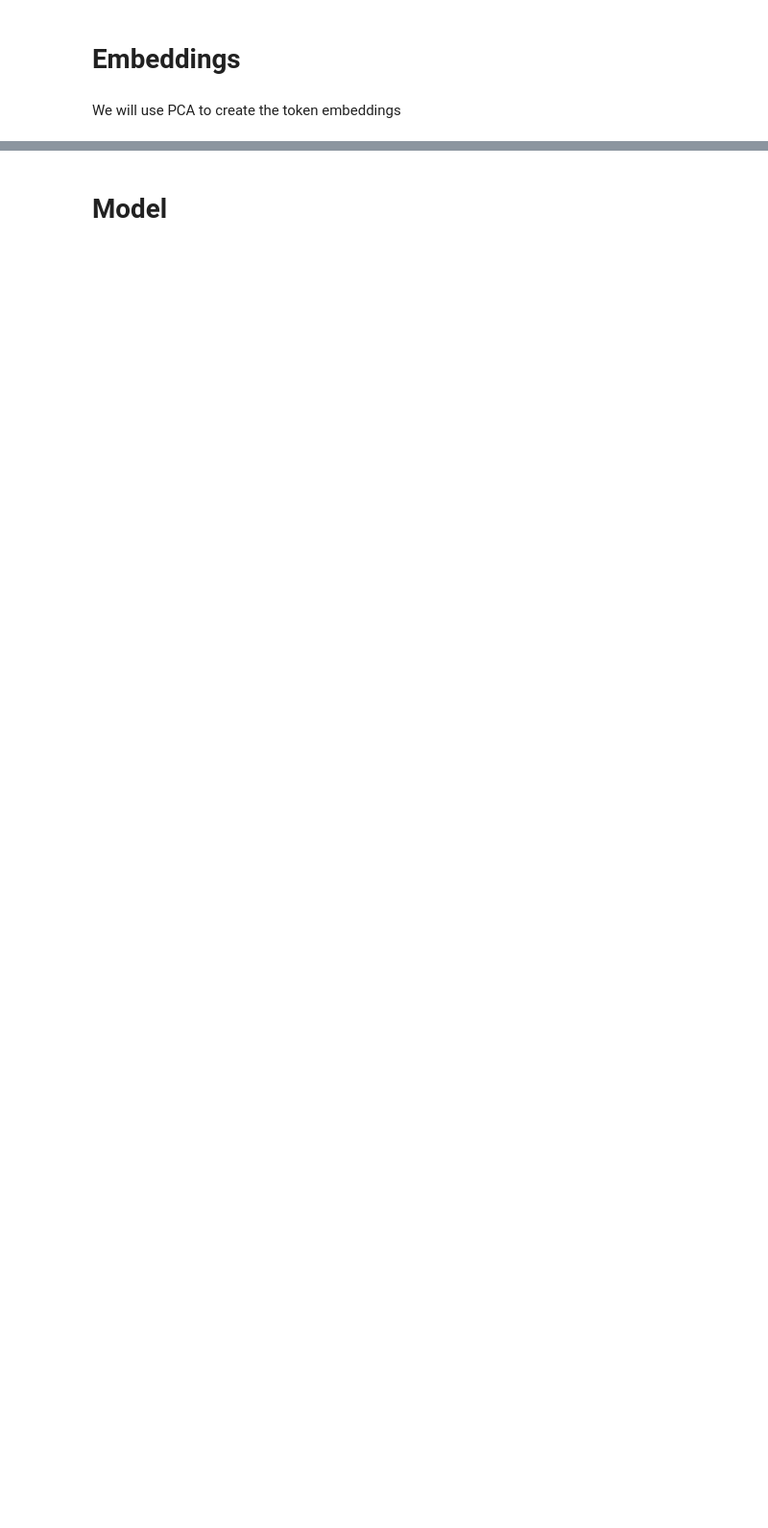
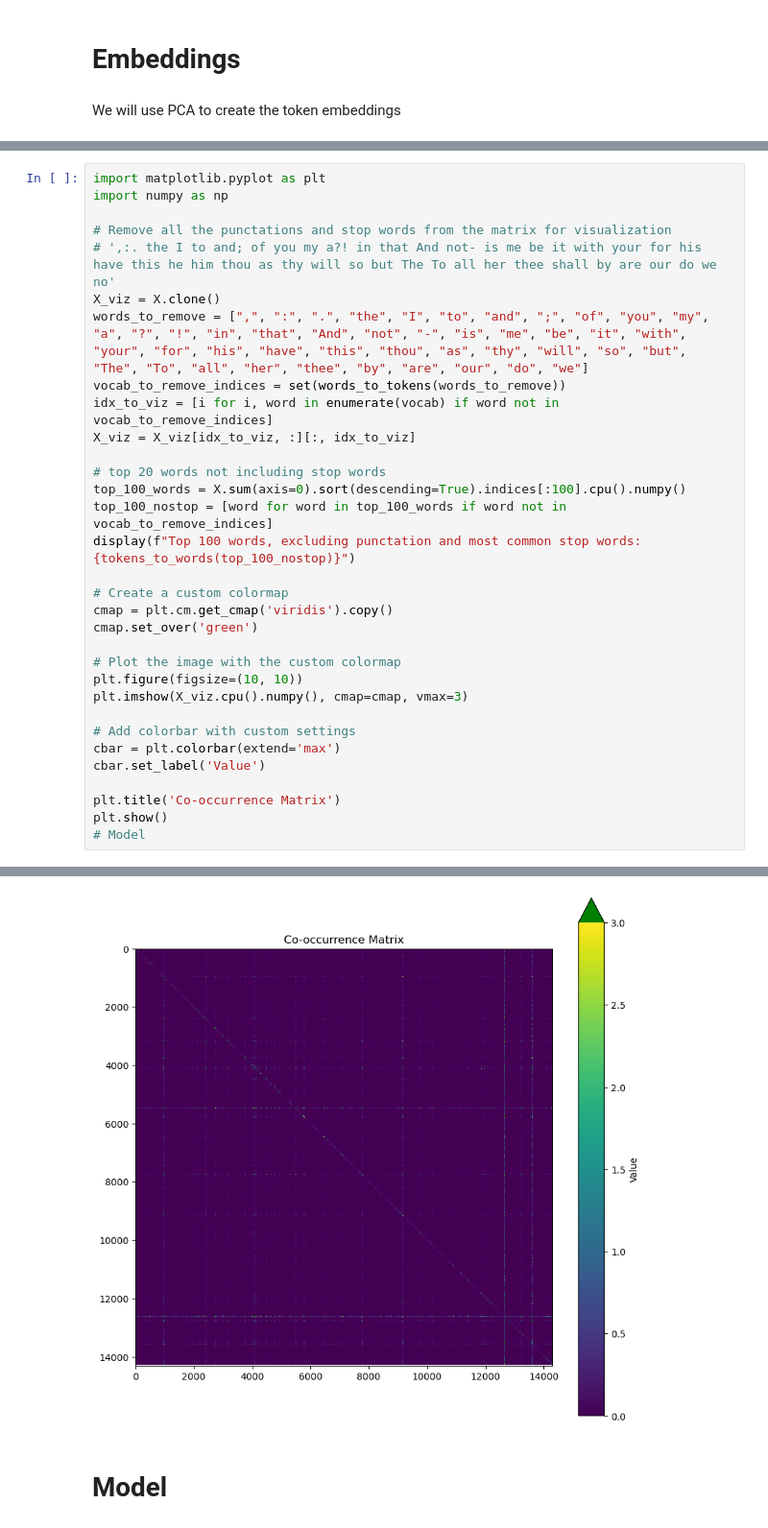
Before and after one commit to varunchitturi/ese-2000-labs, a Jupyter notebook: Lab 9/Lab_9.ipynb, the cells around one changed output, grey strips where cells are left out. Shown at 96% size. Saved outputs shown, nothing was run; the diff lists cells and outputs as text; blank space fills up the shorter version.

```diff
--- a/Lab 9/Lab_9.ipynb
+++ b/Lab 9/Lab_9.ipynb
@@ -122,0 +234,33 @@ embeddings = X @ principle_eigv.T # (vocab_size, embedding_dim)
+# %%
+import matplotlib.pyplot as plt
+import numpy as np
+
+# Remove all the punctations and stop words from the matrix for visualization
+# ',:. the I to and; of you my a?! in that And not- is me be it with your for his have this he him thou as thy will so but The To all her thee shall by are our do we no'
+X_viz = X.clone()
+words_to_remove = [",", ":", ".", "the", "I", "to", "and", ";", "of", "you", "my", "a", "?", "!", "in", "that", "And", "not", "-", "is", "me", "be", "it", "with", "your", "for", "his", "have", "this", "thou", "as", "thy", "will", "so", "but", "The", "To", "all", "her", "thee", "by", "are", "our", "do", "we"]
+vocab_to_remove_indices = set(words_to_tokens(words_to_remove))
+idx_to_viz = [i for i, word in enumerate(vocab) if word not in vocab_to_remove_indices]
+X_viz = X_viz[idx_to_viz, :][:, idx_to_viz]
+
+# top 20 words not including stop words
+top_100_words = X.sum(axis=0).sort(descending=True).indices[:100].cpu().numpy()
+top_100_nostop = [word for word in top_100_words if word not in vocab_to_remove_indices]
+display(f"Top 100 words, excluding punctation and most common stop words: {tokens_to_words(top_100_nostop)}")
+
+# Create a custom colormap
+cmap = plt.cm.get_cmap('viridis').copy()
+cmap.set_over('green')
+
+# Plot the image with the custom colormap
+plt.figure(figsize=(10, 10))
+plt.imshow(X_viz.cpu().numpy(), cmap=cmap, vmax=3)
+
+# Add colorbar with custom settings
+cbar = plt.colorbar(extend='max')
+cbar.set_label('Value')
+
+plt.title('Co-occurrence Matrix')
+plt.show()
+# Model
+# %% [output]
@@ -123,3 +268,4 @@ embeddings = X @ principle_eigv.T # (vocab_size, embedding_dim)
+[figure, added]
 # %% [markdown]
 # Model
 # %%
```
Also changed, not shown: parts of 19 cells of this notebook.
